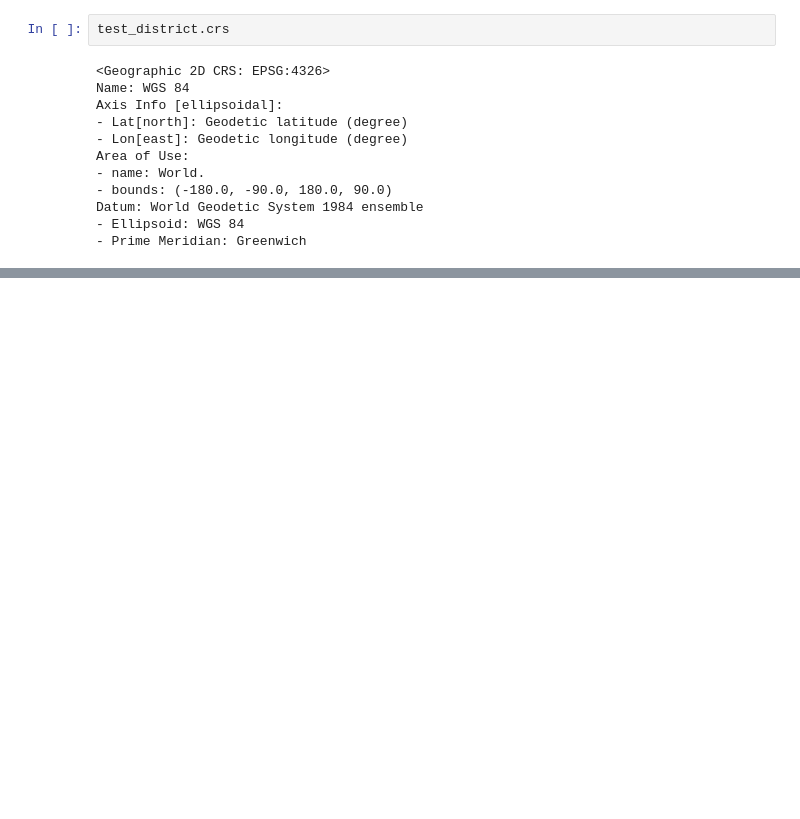
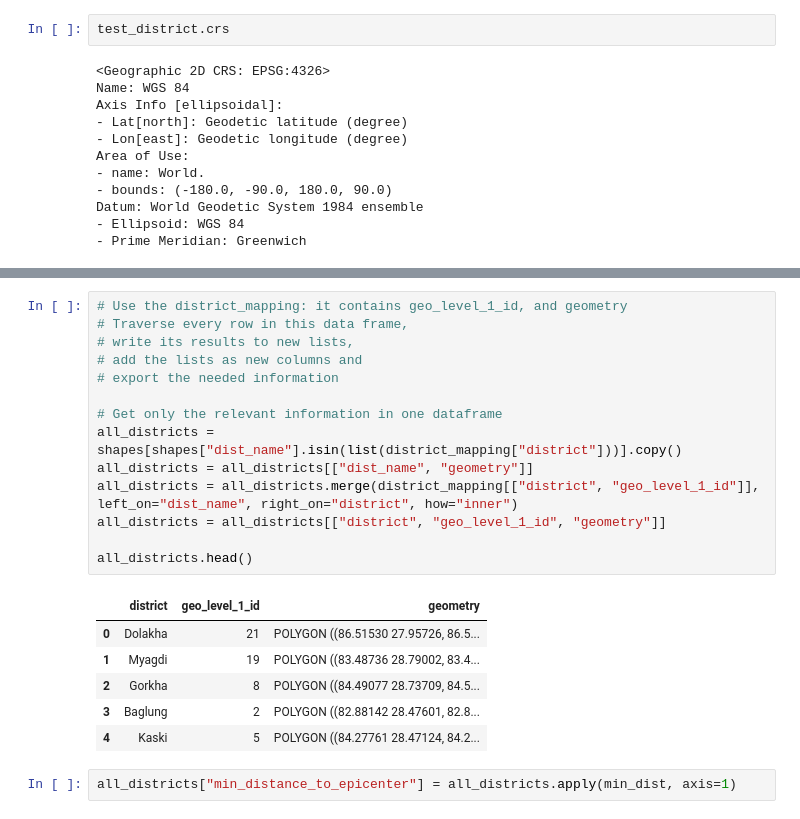
Before and after one commit to nina-prog/richters-predictor-modeling-earthquake-damage, a Jupyter notebook: notebooks/week06/week06-distance-to-epicenter.ipynb, the cells around one changed output, grey strips where cells are left out. Cells and saved outputs as stored; diff of their text form; blank space fills up the shorter version.

```diff
--- a/notebooks/week06/week06-distance-to-epicenter.ipynb
+++ b/notebooks/week06/week06-distance-to-epicenter.ipynb
@@ -283,0 +366,23 @@ temp.head()
+# %%
+# Use the district_mapping: it contains geo_level_1_id, and geometry
+# Traverse every row in this data frame,
+# write its results to new lists,
+# add the lists as new columns and
+# export the needed information
+
+# Get only the relevant information in one dataframe
+all_districts = shapes[shapes["dist_name"].isin(list(district_mapping["district"]))].copy()
+all_districts = all_districts[["dist_name", "geometry"]]
+all_districts = all_districts.merge(district_mapping[["district", "geo_level_1_id"]], left_on="dist_name", right_on="district", how="inner")
+all_districts = all_districts[["district", "geo_level_1_id", "geometry"]]
+
+all_districts.head()
+# %% [output]
+|  | district | geo_level_1_id | geometry |
+| 0 | Dolakha | 21 | POLYGON ((86.51530 27.95726, 86.5... |
+| 1 | Myagdi | 19 | POLYGON ((83.48736 28.79002, 83.4... |
+| 2 | Gorkha | 8 | POLYGON ((84.49077 28.73709, 84.5... |
+| 3 | Baglung | 2 | POLYGON ((82.88142 28.47601, 82.8... |
+| 4 | Kaski | 5 | POLYGON ((84.27761 28.47124, 84.2... |
+# %%
+all_districts["min_distance_to_epicenter"] = all_districts.apply(min_dist, axis=1)
```
Also changed, not shown: parts of 13 cells of this notebook.
